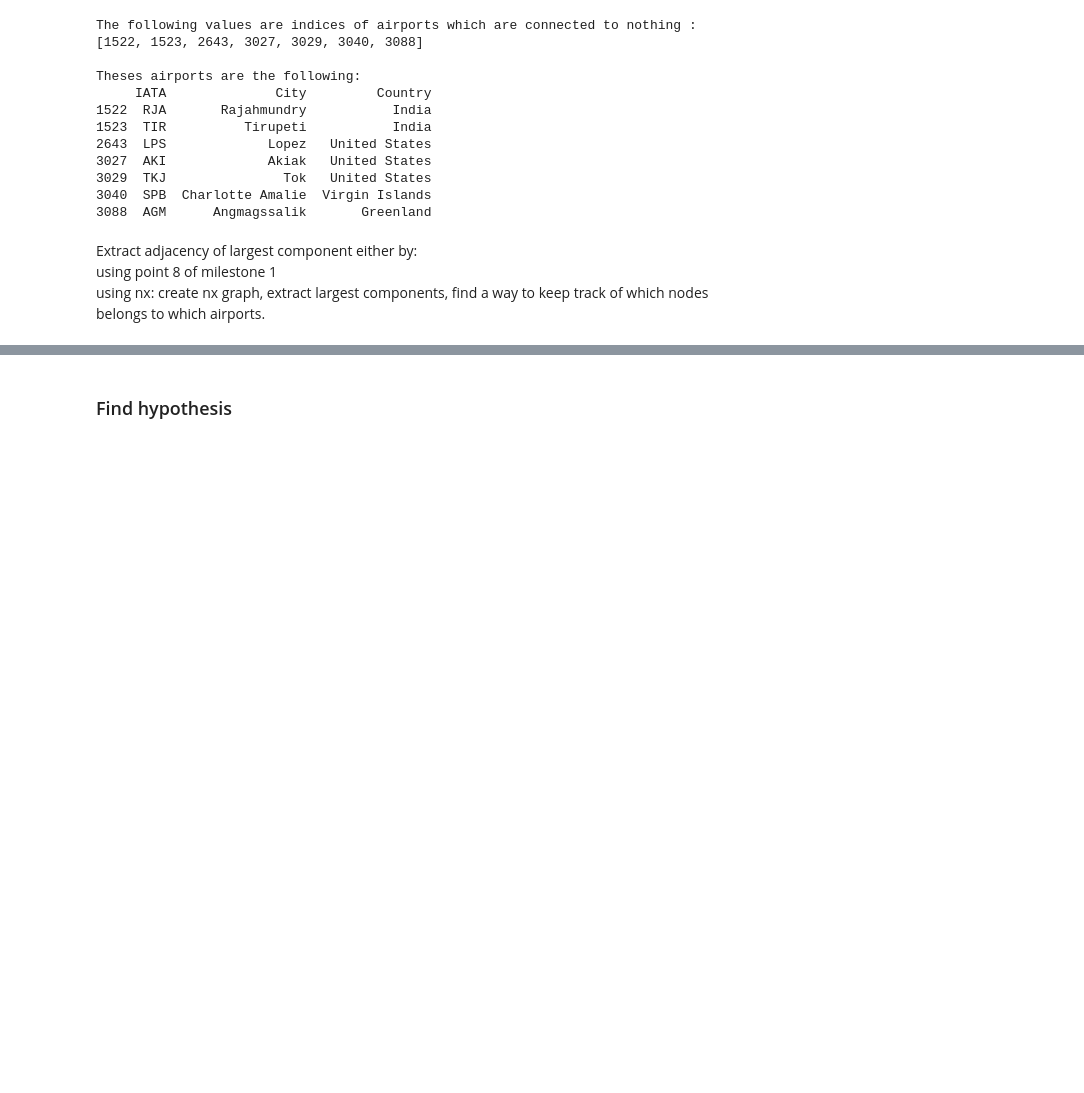
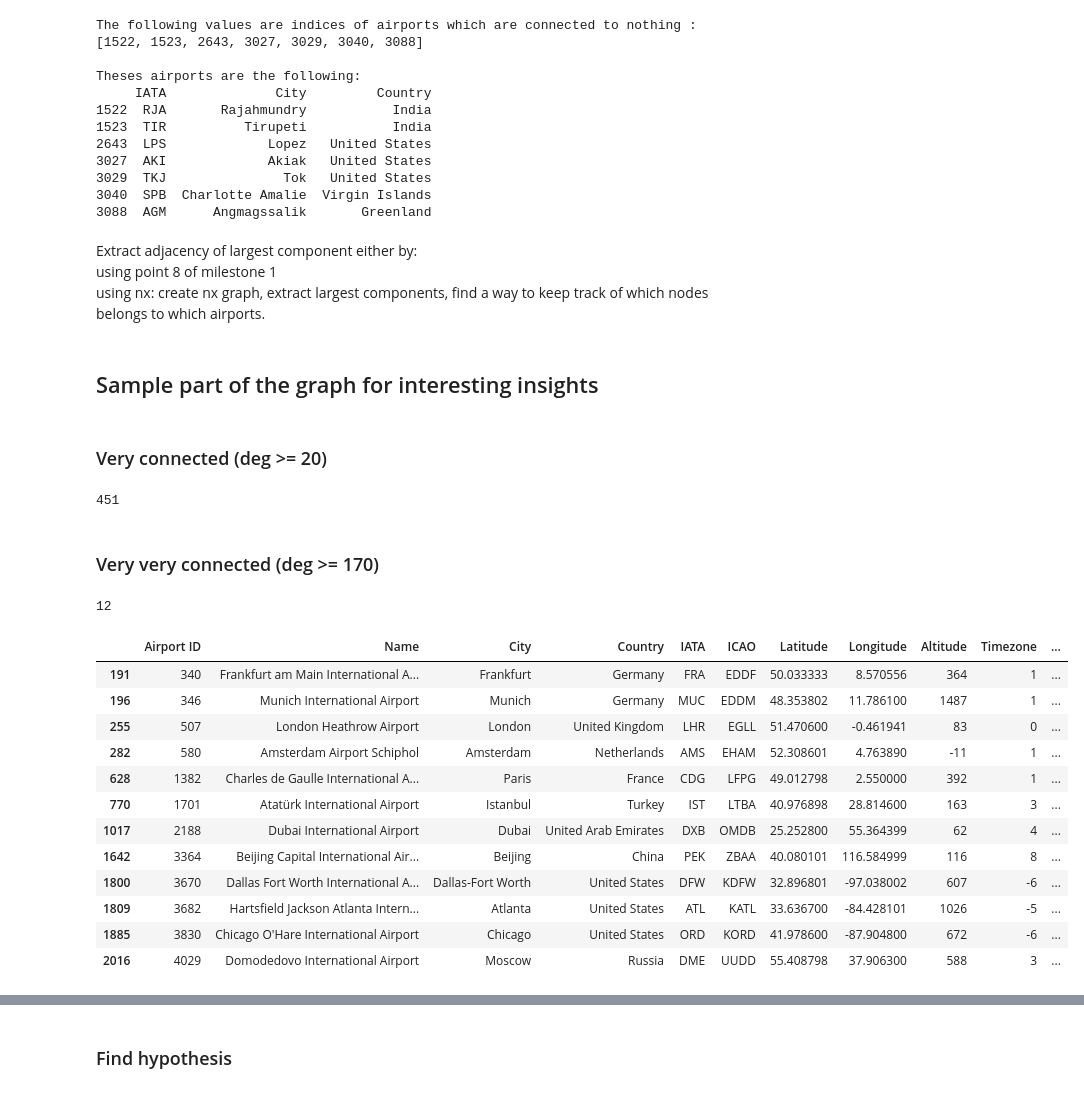
Before and after one commit to dsalathe/group_ntds, a Jupyter notebook: Final_Project.ipynb, the cells around one changed output, grey strips where cells are left out. Saved outputs shown, nothing was run; the diff lists cells and outputs as text; code cells hidden in the pictures; blank space fills up the shorter version.

```diff
--- a/Final_Project.ipynb
+++ b/Final_Project.ipynb
@@ -112,3 +128,5 @@ unweight_adj = np.delete(unweight_adj, no_connection, 1)
 Extract adjacency of largest component either by: <br>
 using point 8 of milestone 1 <br>
 using nx: create nx graph, extract largest components, find a way to keep track of which nodes belongs to which airports.
+# %% [markdown]
+## Sample part of the graph for interesting insights
@@ -114,0 +154,28 @@ using nx: create nx graph, extract largest components, find a way to keep track
+# %% [markdown]
+### Very connected (deg >= 20)
+# %%
+adj_gt20, deg_gt20, airports_gt20 = sample_by_degree(threshold = 20, way = 'gt')
+#adjacency_csr = sparse.csr_matrix(adj_gt20)
+#degree_matrix_csc = sparse.diags(deg_gt20, format = "csc")
+# %% [output]
+451
+# %% [markdown]
+### Very very connected (deg >= 170)
+# %%
+adj_gt170, deg_gt170, airports_gt170 = sample_by_degree(threshold = 170, way = 'gt')
+features.iloc[airports_gt170,:].head(adj_gt170.shape[0])
+# %% [output]
+12
+|  | Airport ID | Name | City | Country | IATA | ICAO | Latitude | Longitude | Altitude | Timezone | ... |
+| 191 | 340 | Frankfurt am Main International A... | Frankfurt | Germany | FRA | EDDF | 50.033333 | 8.570556 | 364 | 1 | ... |
+| 196 | 346 | Munich International Airport | Munich | Germany | MUC | EDDM | 48.353802 | 11.786100 | 1487 | 1 | ... |
+| 255 | 507 | London Heathrow Airport | London | United Kingdom | LHR | EGLL | 51.470600 | -0.461941 | 83 | 0 | ... |
+| 282 | 580 | Amsterdam Airport Schiphol | Amsterdam | Netherlands | AMS | EHAM | 52.308601 | 4.763890 | -11 | 1 | ... |
+| 628 | 1382 | Charles de Gaulle International A... | Paris | France | CDG | LFPG | 49.012798 | 2.550000 | 392 | 1 | ... |
+| 770 | 1701 | Atatürk International Airport | Istanbul | Turkey | IST | LTBA | 40.976898 | 28.814600 | 163 | 3 | ... |
+| 1017 | 2188 | Dubai International Airport | Dubai | United Arab Emirates | DXB | OMDB | 25.252800 | 55.364399 | 62 | 4 | ... |
+| 1642 | 3364 | Beijing Capital International Air... | Beijing | China | PEK | ZBAA | 40.080101 | 116.584999 | 116 | 8 | ... |
+| 1800 | 3670 | Dallas Fort Worth International A... | Dallas-Fort Worth | United States | DFW | KDFW | 32.896801 | -97.038002 | 607 | -6 | ... |
+| 1809 | 3682 | Hartsfield Jackson Atlanta Intern... | Atlanta | United States | ATL | KATL | 33.636700 | -84.428101 | 1026 | -5 | ... |
+| 1885 | 3830 | Chicago O'Hare International Airport | Chicago | United States | ORD | KORD | 41.978600 | -87.904800 | 672 | -6 | ... |
+| 2016 | 4029 | Domodedovo International Airport | Moscow | Russia | DME | UUDD | 55.408798 | 37.906300 | 588 | 3 | ... |
```
Also changed, not shown: parts of 13 cells of this notebook, 2 other files.
